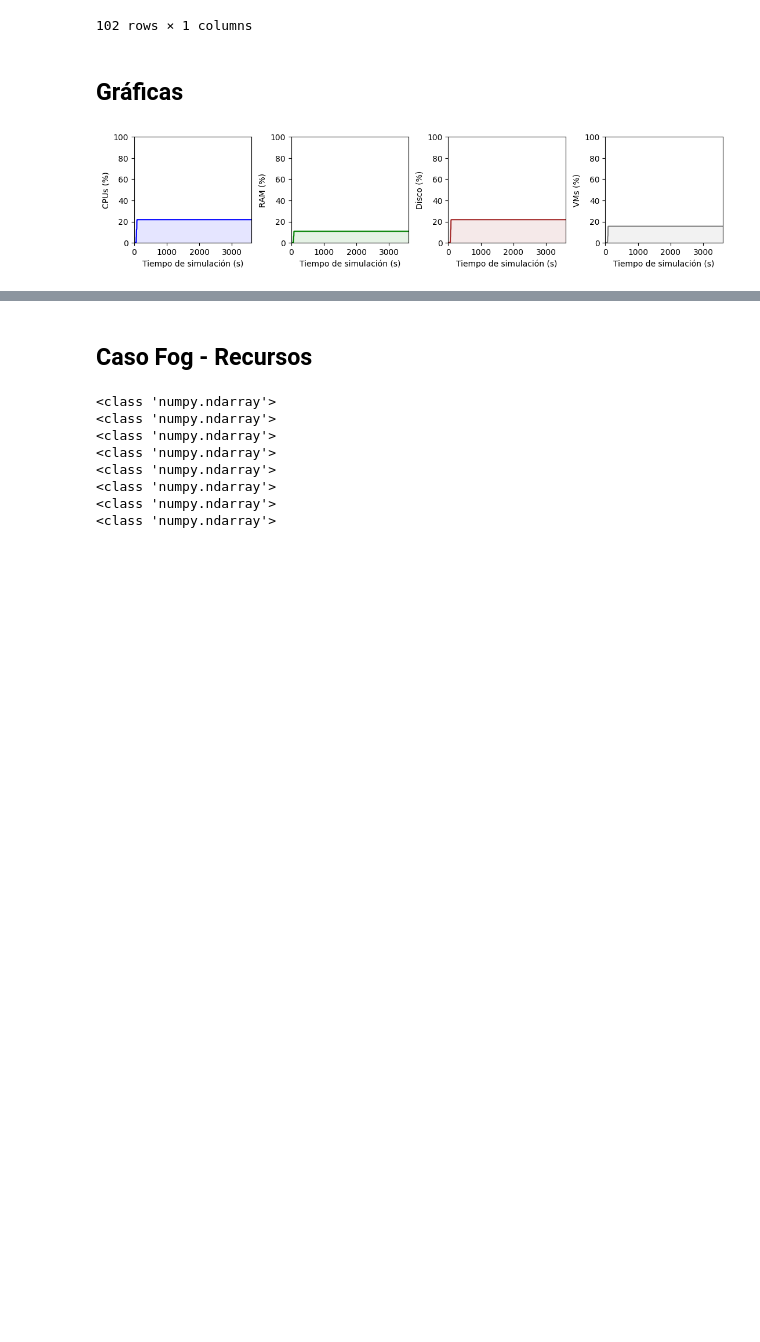
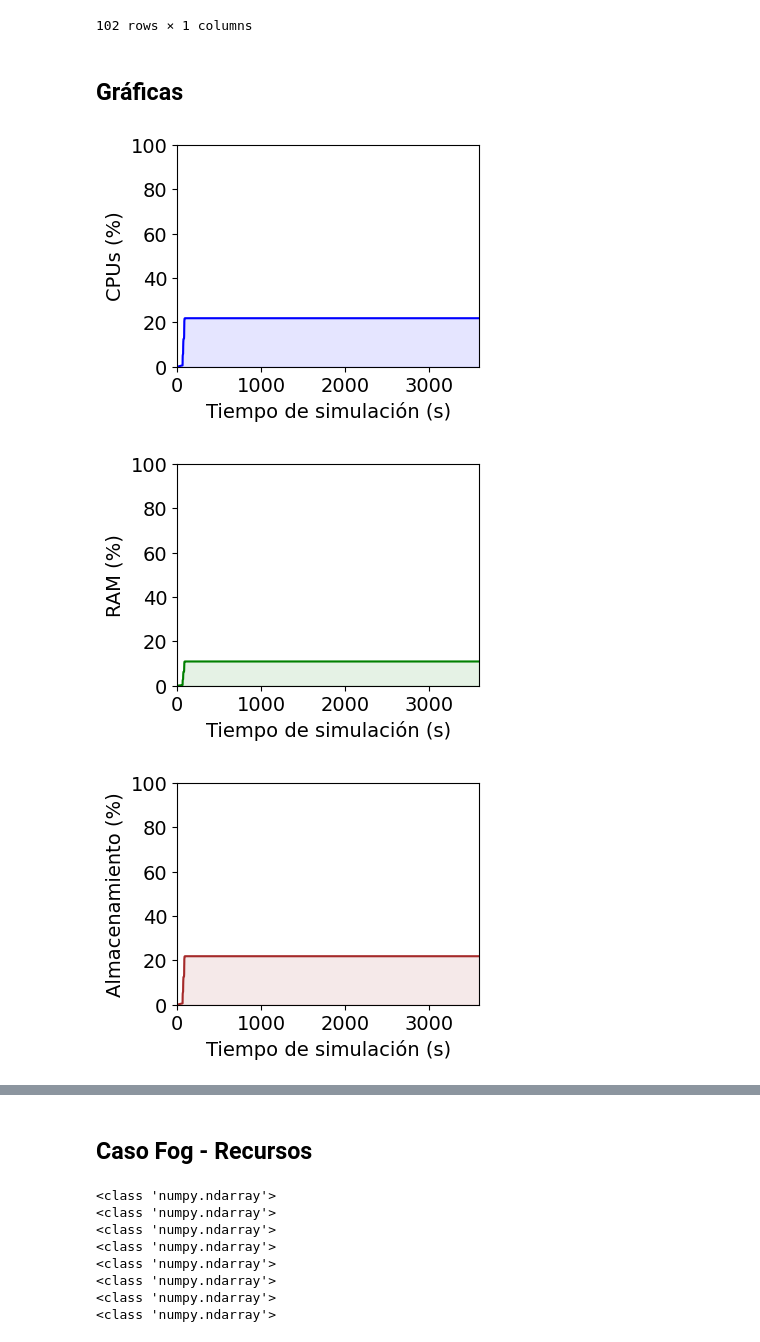
Before and after one commit to UlyssesDeAguilar/Simcan2Fog, a Jupyter notebook: simulations/EdgeBigScenario/analysis/resources.ipynb, the cells around one changed output, grey strips where cells are left out. Saved outputs shown, nothing was run; the diff lists cells and outputs as text; code cells hidden in the pictures; blank space fills up the shorter version.

Commit message:
fix: Fixed output charts

```diff
--- a/simulations/EdgeBigScenario/analysis/resources.ipynb
+++ b/simulations/EdgeBigScenario/analysis/resources.ipynb
@@ -2,6 +2,7 @@
 import pandas as pd
 import matplotlib.pyplot as plt
 import numpy as np
+plt.rcParams.update({'font.size': 14})
 
 def parse_if_number(s):
     try: return float(s)
@@ -107,38 +108,22 @@ dc_max_cpus = dc_num_blades*16
 def plot_under_curve(axis, x, y ,color):
     axis.plot(x,y, color=color)
     axis.fill_between(x,y.reshape(-1),0, color=color, alpha=.1)
+# %%
+def plot_box(title,axis_title, x, y, color):
+    fig, ax = plt.subplots(figsize=(4,3))
+    plt.tight_layout()
+    plot_under_curve(ax, x, y, color)
+    ax.set(ylabel=axis_title)
+    ax.set(xlabel='Tiempo de simulación (s)')
+    ax.set_ylim(0,100)
+    ax.set_xlim(0,3600)
+    fig.savefig(title, bbox_inches='tight')
 # %%
-fig, (ax) = plt.subplots(1, 4, figsize=(10,7))
-#fig.suptitle('Consumo recursos del Dc')
-
-fig.tight_layout()
-fig.set_size_inches(11, 2)
-
-ax[0].set(ylabel='CPUs (%)')
-ax[1].set(ylabel='RAM (%)')
-ax[2].set(ylabel='Disco (%)')
-ax[3].set(ylabel='VMs (%)')
-
-#ax[0].plot(res_dc["cpus"].index, (res_dc["cpus"].values / dc_max_vms) * 100)
-#ax[0].fill_between(res_dc["cpus"].index.to_numpy(), (res_dc["cpus"].values.reshape(-1) / dc_max_vms) * 100, 0, color='blue', alpha=.1)
-
-plot_under_curve(ax[0], res_dc["cpus"].index, (res_dc["cpus"].values / dc_max_vms) * 100, "blue")
-plot_under_curve(ax[1], res_dc["ram"].index, (res_dc["ram"].values / dc_max_ram) * 100, "green")
-plot_under_curve(ax[2], res_dc["disk"].index, (res_dc["disk"].values / dc_max_disk) * 100, "brown")
-plot_under_curve(ax[3], res_dc["vms"].index, (res_dc["vms"].values / dc_max_vms) * 100, "gray")
-
-#plt.title("Uso de máquinas virtuales (DC)")
-
-#plt.ylabel("Máquinas virtuales")
-#plt.xlabel("tiempo simulado [s]")
-for x in ax:
-    x.set_ylim(0,100)
-    x.set_xlim(0,3600)
-    x.set(xlabel='Tiempo de simulación (s)')
-
-fig.savefig("bigResDc.pdf", bbox_inches='tight')
-#plt.xlim(0,3600)
-#plt.plot(res_dc["vms"])
-#plt.show()
+plot_box("bigResDcCpu.pdf", 'CPUs (%)', res_dc["cpus"].index, (res_dc["cpus"].values / dc_max_cpus) * 100, "blue")
+plot_box("bigResDcRam.pdf", 'RAM (%)', res_dc["ram"].index, (res_dc["ram"].values / dc_max_ram) * 100, "green")
+plot_box("bigResDcDisk.pdf", 'Almacenamiento (%)', res_dc["disk"].index, (res_dc["disk"].values / dc_max_disk) * 100, "brown")
+plot_box("bigResDcVms.pdf", 'VMs (%)', res_dc["vms"].index, (res_dc["vms"].values / dc_max_vms) * 100, "gray")
 # %% [output]
-[figure, old version]
+[figure, new version]
+[figure, added]
+[figure, added]
```
Also changed, not shown: parts of 3 cells of this notebook, 6 other files.
